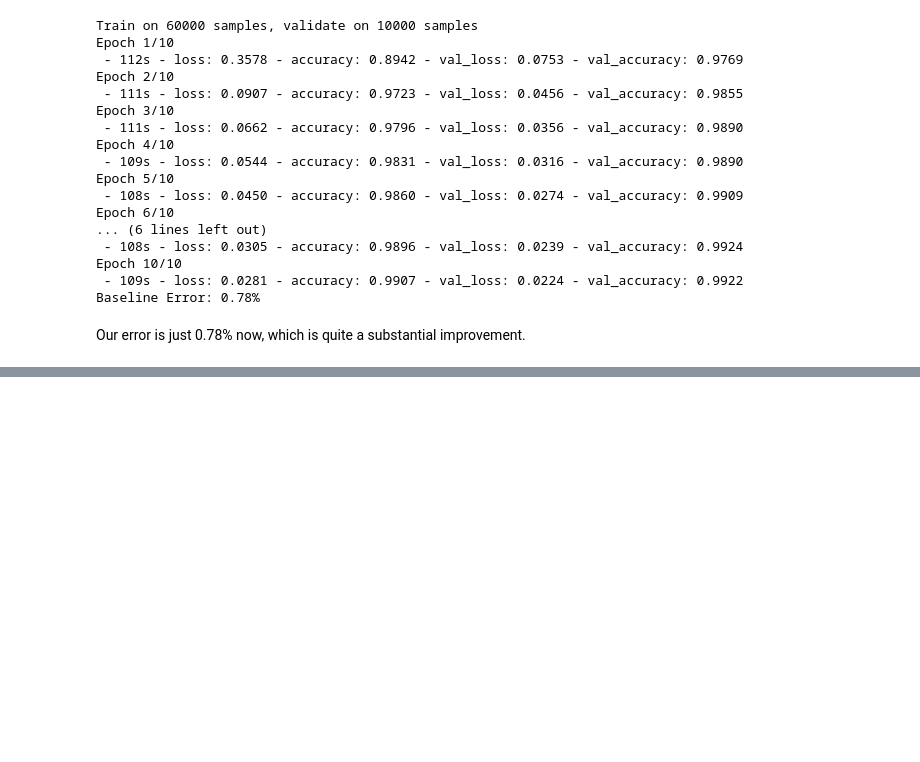
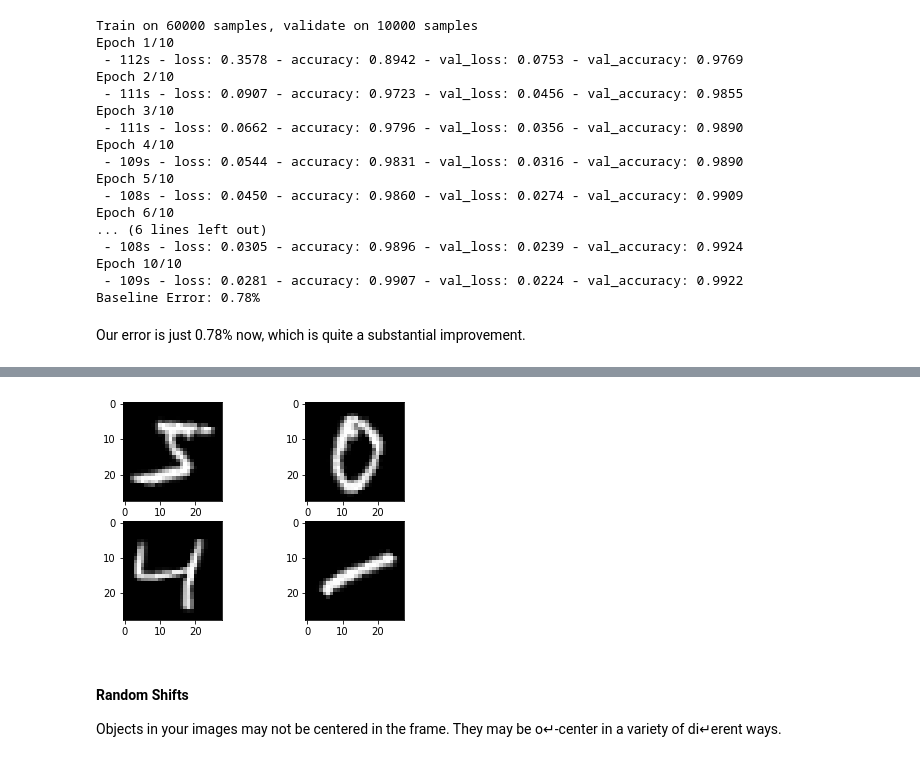
Before and after one commit to atystats/Deep-Learning-Python---Self-Learning, a Jupyter notebook: ConvNets.ipynb, the cells around one changed output, grey strips where cells are left out. Cells and saved outputs as stored; diff of their text form; code cells hidden in the pictures; blank space fills up the shorter version.

```diff
--- a/ConvNets.ipynb
+++ b/ConvNets.ipynb
@@ -292,0 +342,15 @@ Our error is just 0.78% now, which is quite a substantial improvement.
+# %%
+datagen = ImageDataGenerator(rotation_range = 90)
+datagen.fit(X_train) # This is an iterator and provide data only when required.
+# %%
+for X_batch, y_batch in datagen.flow(X_train, y_train, batch_size = 9, shuffle = False):
+    for i in range(0,4):
+        plt.subplot(220 + 1 + i)
+        plt.imshow(X_batch[i].reshape(28,28), cmap = plt.get_cmap('gray'))
+    plt.show()
+    break
+# %% [output]
+[figure, added]
+# %% [markdown]
+#### Random Shifts
+Objects in your images may not be centered in the frame. They may be o↵-center in a variety of di↵erent ways.
```
Also changed, not shown: parts of 17 cells of this notebook.
